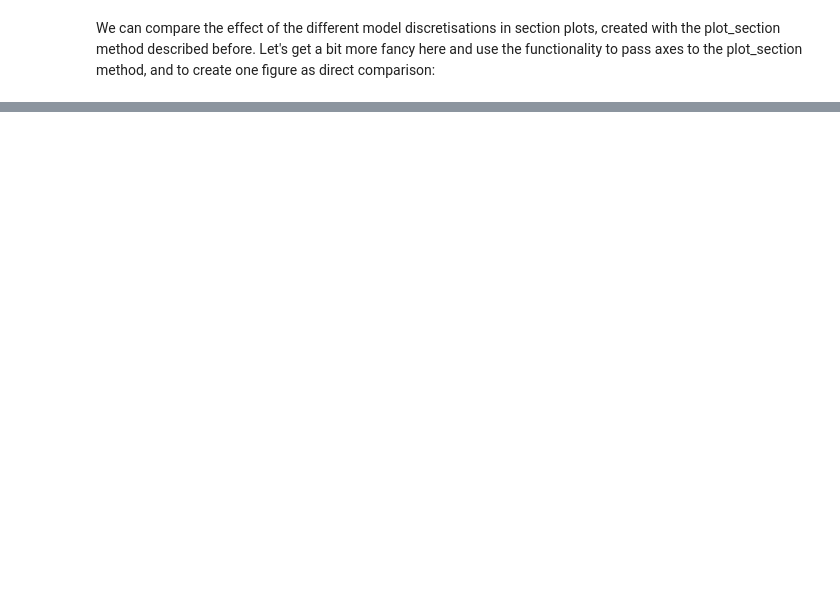
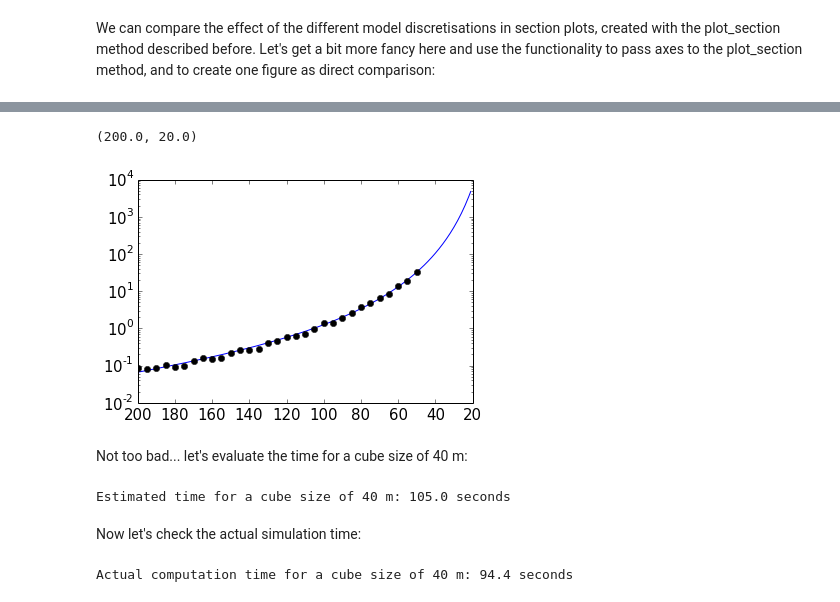
Before and after one commit to cgre-aachen/pynoddy, a Jupyter notebook: docs/notebooks/2-Adjust-input.ipynb, the cells around one changed output, grey strips where cells are left out. Drawn from its saved outputs; the diff is of its cells as text; code cells hidden in the pictures; blank space fills up the shorter version.

```diff
--- a/docs/notebooks/2-Adjust-input.ipynb
+++ b/docs/notebooks/2-Adjust-input.ipynb
@@ -37,8 +41,0 @@ The history file contains the entire information on the Noddy model. Some inform
-# %%
-# history_file = 'two_faults_fold_unconformity_slice.his'
-history = os.path.join(example_directory, history_file)
-import pynoddy.history
-reload(pynoddy.history)
-reload(pynoddy.events)
-H1 = pynoddy.history.NoddyHistory(history)
-H1._raw_events
@@ -128,0 +204,9 @@ We will here have a look at the paramteres of the single events:
+# %%
+# perform curve fitting with scipy.optimize
+import scipy.optimize
+# define function to be fit
+def func(x,a,b,c):
+    return a + (b*np.log10(x))**(-c)
+
+popt, pcov = scipy.optimize.curve_fit(func, cube_sizes, np.array(times))
+popt
@@ -128,0 +221,34 @@ We will here have a look at the paramteres of the single events:
+# %%
+a,b,c = popt
+cube_range = np.arange(200,20,-1)
+times_eval = func(cube_range, a, b, c)
+fig = plt.figure()
+ax = fig.add_subplot(111)
+ax.semilogy(cube_range, times_eval, '-')
+ax.semilogy(cube_sizes, times, 'ko')
+# reverse x-axis
+ax.set_xlim(ax.get_xlim()[::-1])
+# %% [output]
+(200.0, 20.0)
+[figure, added]
+# %% [markdown]
+Not too bad... let's evaluate the time for a cube size of 40 m:
+# %%
+cube_size = 40 # m
+time_est = func(cube_size, a, b, c)
+print("Estimated time for a cube size of %d m: %.1f seconds" % (cube_size, time_est))
+# %% [output]
+Estimated time for a cube size of 40 m: 105.0 seconds
+# %% [markdown]
+Now let's check the actual simulation time:
+# %%
+NH1.change_cube_size(cube_size)
+NH1.write_history(tmp_history)
+start_time = time.time()
+pynoddy.compute_model(tmp_history, tmp_output)
+end_time = time.time()
+time_comp = end_time - start_time
+
+print("Actual computation time for a cube size of %d m: %.1f seconds" % (cube_size, time_comp))
+# %% [output]
+Actual computation time for a cube size of 40 m: 94.4 seconds
```
Also changed, not shown: parts of 32 cells of this notebook, 55 other files.
